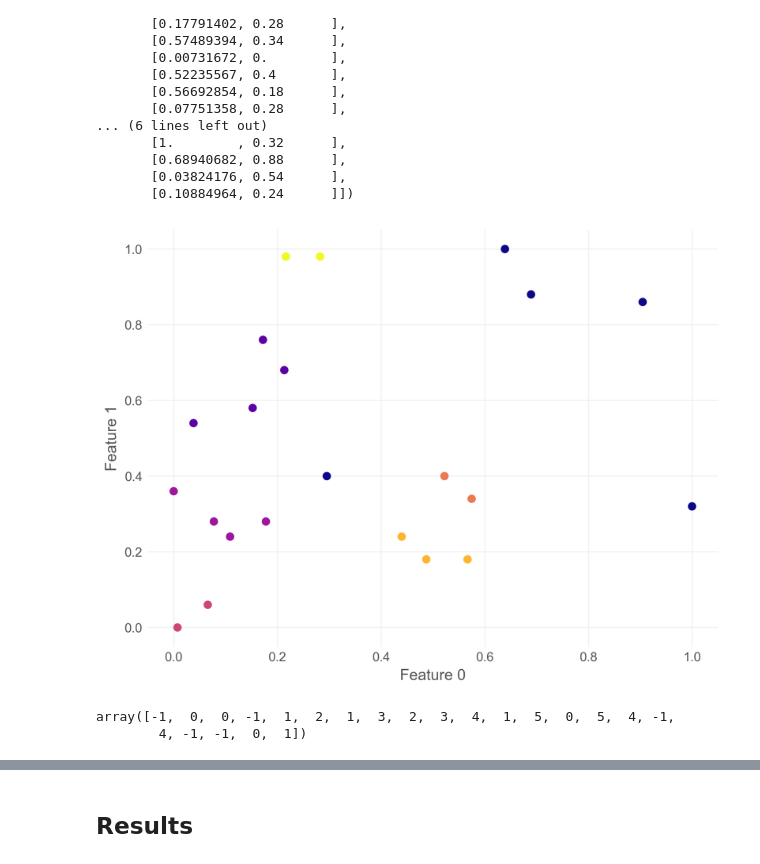
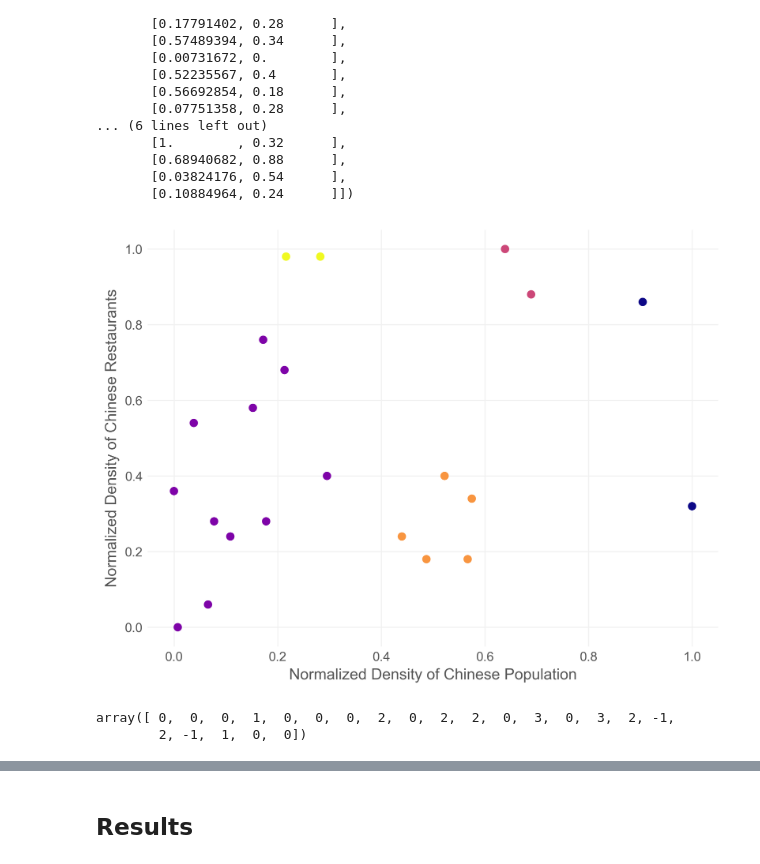
Before and after one commit to RickWeng/Coursera_Capstone, a Jupyter notebook: capstone.ipynb, the cells around one changed output, grey strips where cells are left out. Drawn from its saved outputs; the diff is of its cells as text; code cells hidden in the pictures.

```diff
--- a/capstone.ipynb
+++ b/capstone.ipynb
@@ -617,7 +618,7 @@ van_cr.loc[van_cr['Venue Rating']=='NaN'].reset_index()
 van_cr['Venue Rating'] = van_cr['Venue Rating'].astype('float')
 # %%
-avg_rating = van_cr[['Neighborhood','Venue Rating']].groupby('Neighborhood').mean()
-avg_rating = avg_rating.reset_index()
-avg_rating.head()
+med_rating = van_cr[['Neighborhood','Venue Rating']].groupby('Neighborhood').median()
+med_rating = med_rating.reset_index()
+med_rating.head()
 # %% [output]
 |  | Neighborhood | Venue Rating |
@@ -664,6 +711,6 @@ density_cr.rename(columns={'Venue':'Density_CR'}, inplace=True)
 summary = cleaned_neighborhood.merge(density_cr, how='outer', on='Neighborhood')
 summary.fillna(0,inplace=True)
 # %%
-summary = summary.merge(avg_rating, how='outer', on='Neighborhood')
+summary = summary.merge(med_rating, how='outer', on='Neighborhood')
 summary
 # %% [output]
@@ -788,23 +823,23 @@ array([[0.29538578, 0.4       ],
        [0.03824176, 0.54      ],
        [0.10884964, 0.24      ]])
 # %%
-dbscan = DBSCAN(eps=0.123, min_samples = 2)
+dbscan = DBSCAN(eps=0.20, min_samples = 2)
 clusters = dbscan.fit_predict(normalized_data)
 
 plt.figure(figsize=(8,6),dpi=300)
 # plot the cluster assignments
 plt.scatter(normalized_data[:, 0], normalized_data[:, 1], c=clusters, cmap="plasma")
-plt.xlabel("Feature 0")
-plt.ylabel("Feature 1")
+plt.xlabel("Normalized Density of Chinese Population")
+plt.ylabel("Normalized Density of Chinese Restaurants")
 
 plt.show()
 # %% [output]
-[figure, old version]
+[figure, new version]
 # %%
 clusters
 # %% [output]
-array([-1,  0,  0, -1,  1,  2,  1,  3,  2,  3,  4,  1,  5,  0,  5,  4, -1,
-        4, -1, -1,  0,  1])
+array([ 0,  0,  0,  1,  0,  0,  0,  2,  0,  2,  2,  0,  3,  0,  3,  2, -1,
+        2, -1,  1,  0,  0])
 # %%
 summary['Cluster']=clusters
 # %%
```
Also changed, not shown: parts of 15 cells of this notebook.
